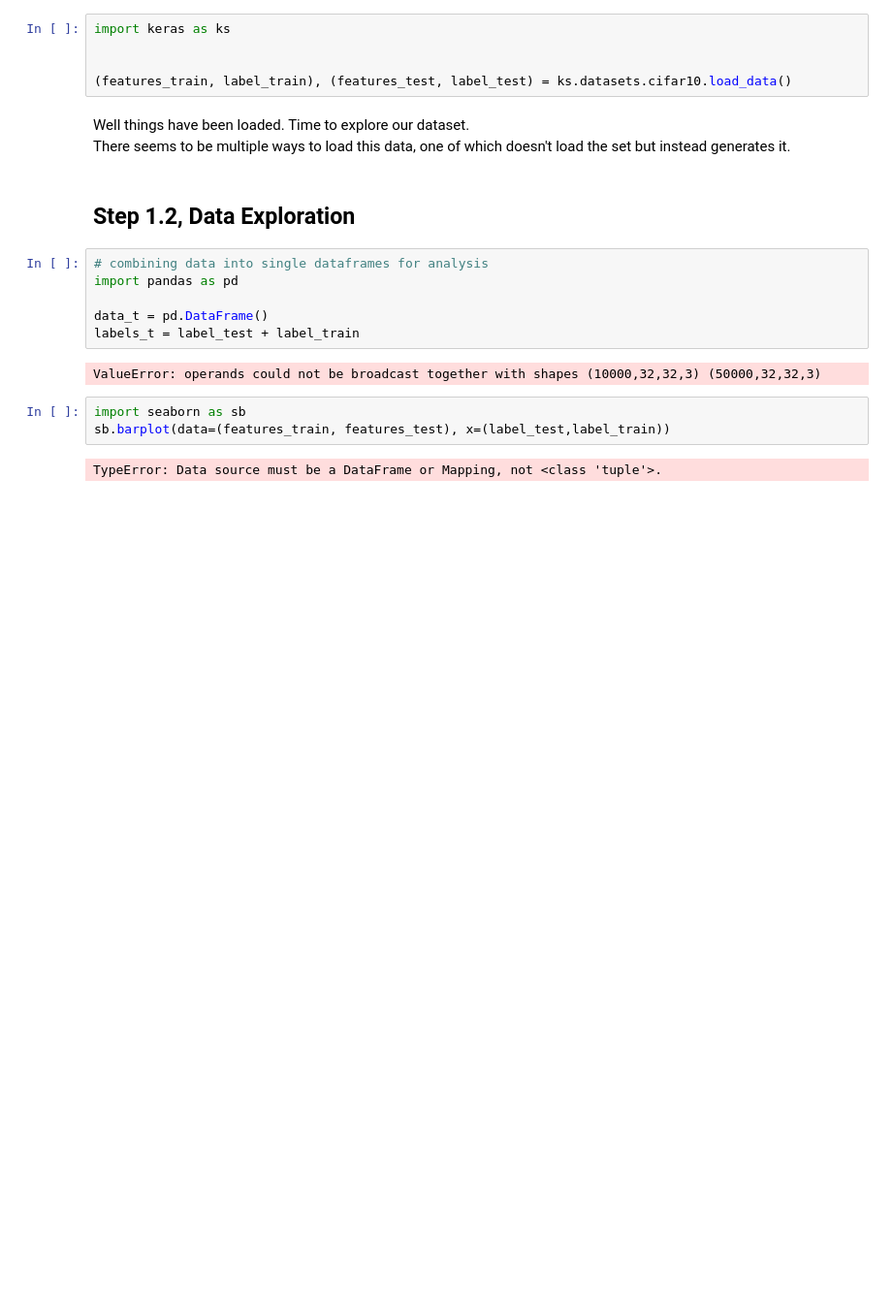
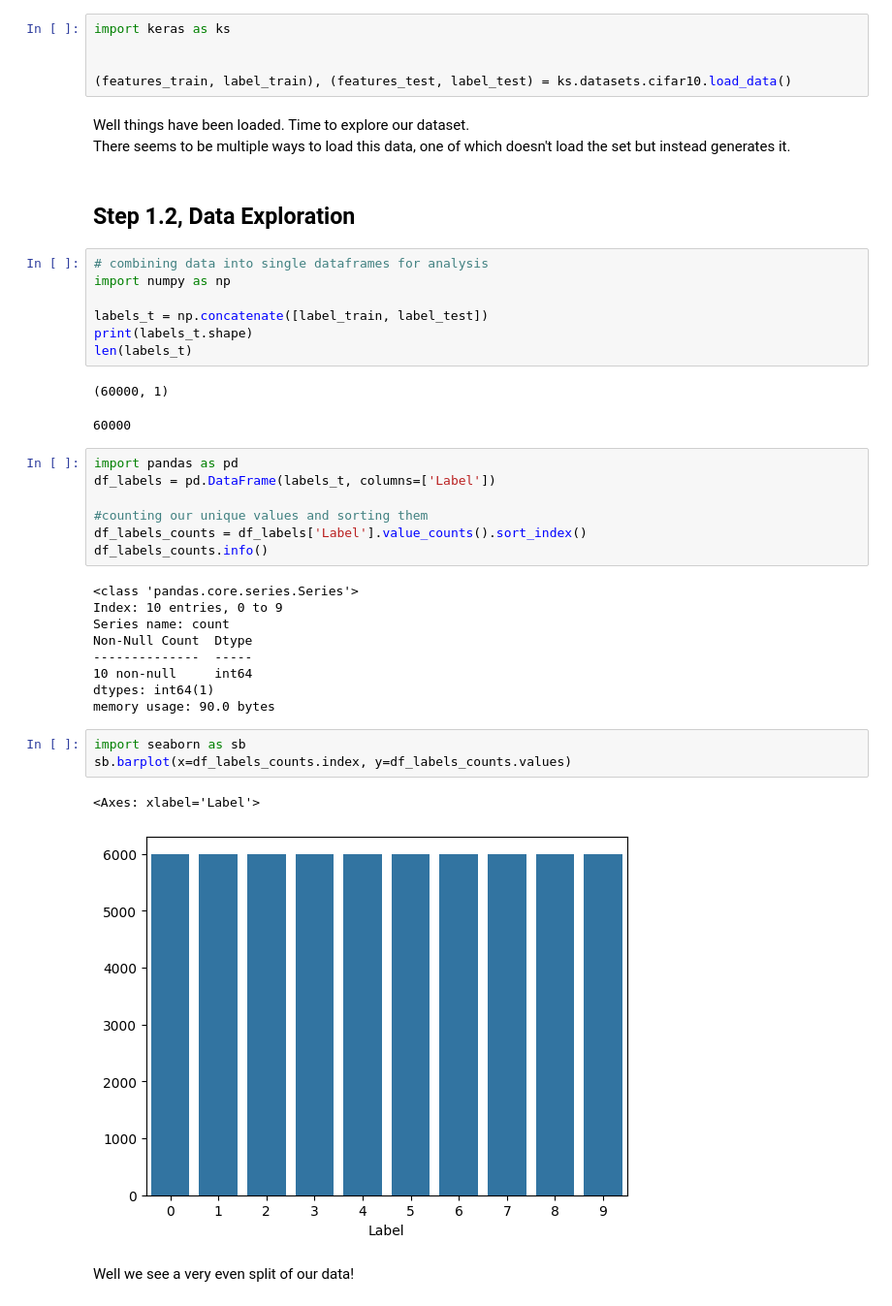
Before and after one commit to DantonCoote/My_RRC_HUB, a Jupyter notebook: Assign3_Group9_NNDL.ipynb, the cells around one changed output. Shown: that part at 97% size. Cells and saved outputs as stored; diff of their text form; blank space fills up the shorter version.

```diff
--- a/Assign3_Group9_NNDL.ipynb
+++ b/Assign3_Group9_NNDL.ipynb
@@ -19,14 +19,35 @@ There seems to be multiple ways to load this data, one of which doesn't load the
 ## Step 1.2, Data Exploration
 # %%
 # combining data into single dataframes for analysis
-import pandas as pd
+import numpy as np
 
-data_t = pd.DataFrame()
-labels_t = label_test + label_train
+labels_t = np.concatenate([label_train, label_test])
+print(labels_t.shape)
+len(labels_t)
 # %% [output]
-ValueError: operands could not be broadcast together with shapes (10000,32,32,3) (50000,32,32,3)
+(60000, 1)
+60000
+# %%
+import pandas as pd
+df_labels = pd.DataFrame(labels_t, columns=['Label'])
+
+#counting our unique values and sorting them
+df_labels_counts = df_labels['Label'].value_counts().sort_index()
+df_labels_counts.info()
+# %% [output]
+<class 'pandas.core.series.Series'>
+Index: 10 entries, 0 to 9
+Series name: count
+Non-Null Count  Dtype
+--------------  -----
+10 non-null     int64
+dtypes: int64(1)
+memory usage: 90.0 bytes
 # %%
 import seaborn as sb
-sb.barplot(data=(features_train, features_test), x=(label_test,label_train))
+sb.barplot(x=df_labels_counts.index, y=df_labels_counts.values)
 # %% [output]
-TypeError: Data source must be a DataFrame or Mapping, not <class 'tuple'>.
+<Axes: xlabel='Label'>
+[figure, added]
+# %% [markdown]
+Well we see a very even split of our data!
```
Also changed, not shown: parts of 14 cells of this notebook.
